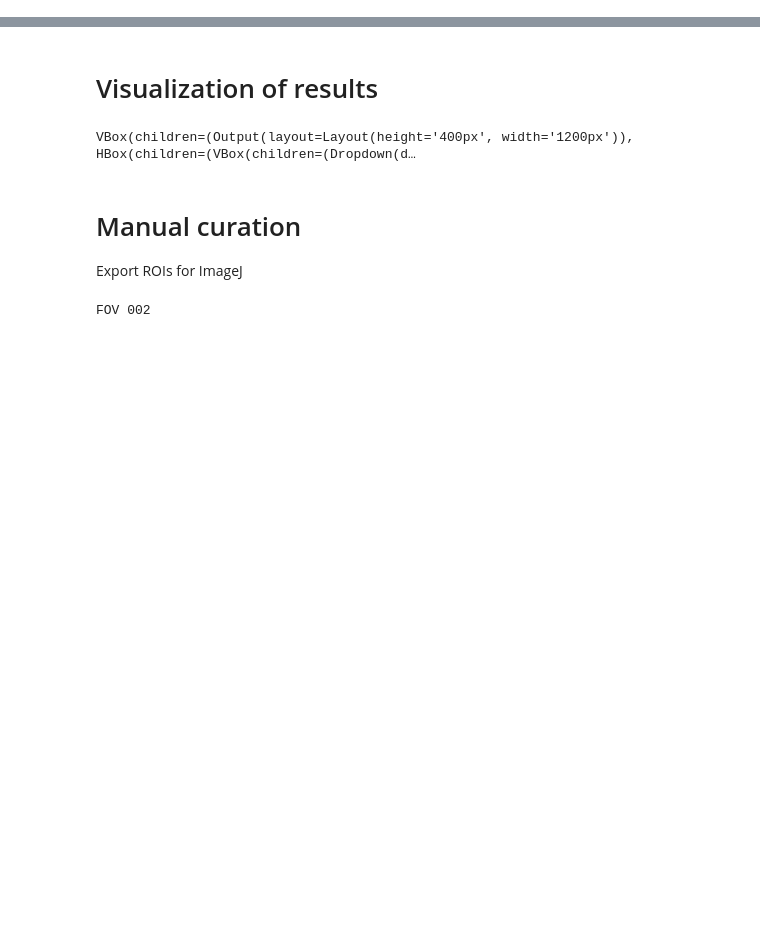
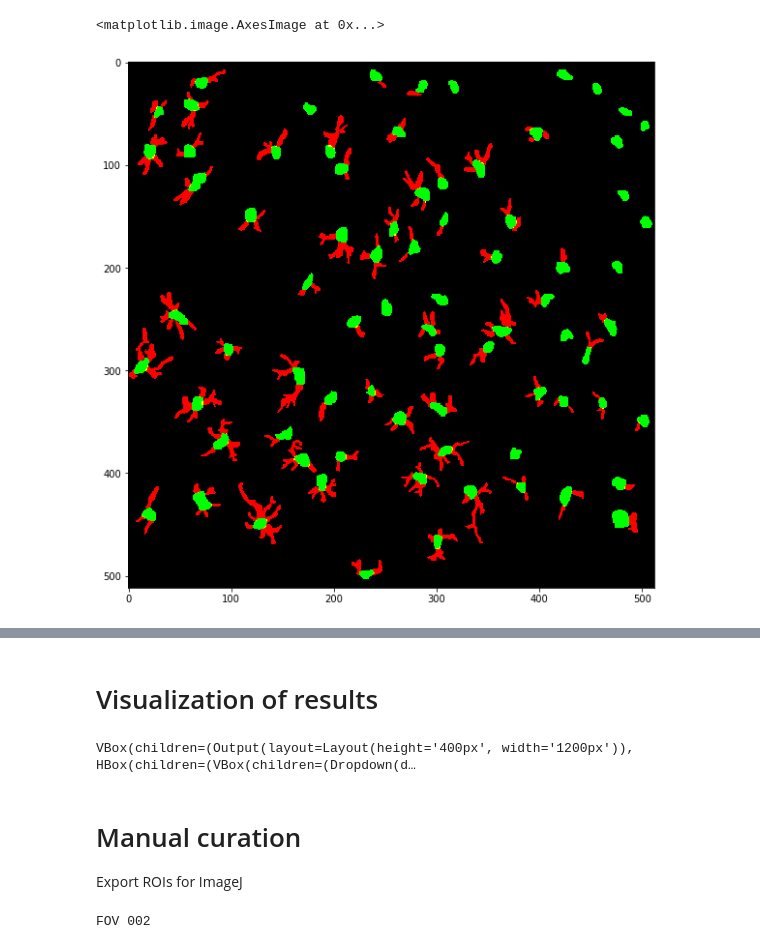
Before and after one commit to jbonato1/ASTRA, a Jupyter notebook: notebook/dev/tdtom/Inference_Pipeline_tdTom.ipynb, the cells around one changed output, grey strips where cells are left out. Cells and saved outputs as stored; diff of their text form; code cells hidden in the pictures; blank space fills up the shorter version.

```diff
--- a/notebook/dev/tdtom/Inference_Pipeline_tdTom.ipynb
+++ b/notebook/dev/tdtom/Inference_Pipeline_tdTom.ipynb
@@ -639,0 +622,11 @@ plt.imshow(B)
+# %%
+Res_file_path='/astro_folder/set4/dataset/FOV_001_nf.hdf5'
+Res_mat = np.zeros((512,512,3))
+dset= h5py.File(Res_file_path,'r')
+Res_mat[:,:,0] =  np.asarray(dset['Values'])
+Res_mat[:,:,1] =  np.asarray(dset['Values_soma'])
+plt.figure(figsize=(10,10))
+plt.imshow(Res_mat)
+# %% [output]
+<matplotlib.image.AxesImage at 0x...>
+[figure, added]
```
Also changed, not shown: parts of 18 cells of this notebook, 55 other files.
